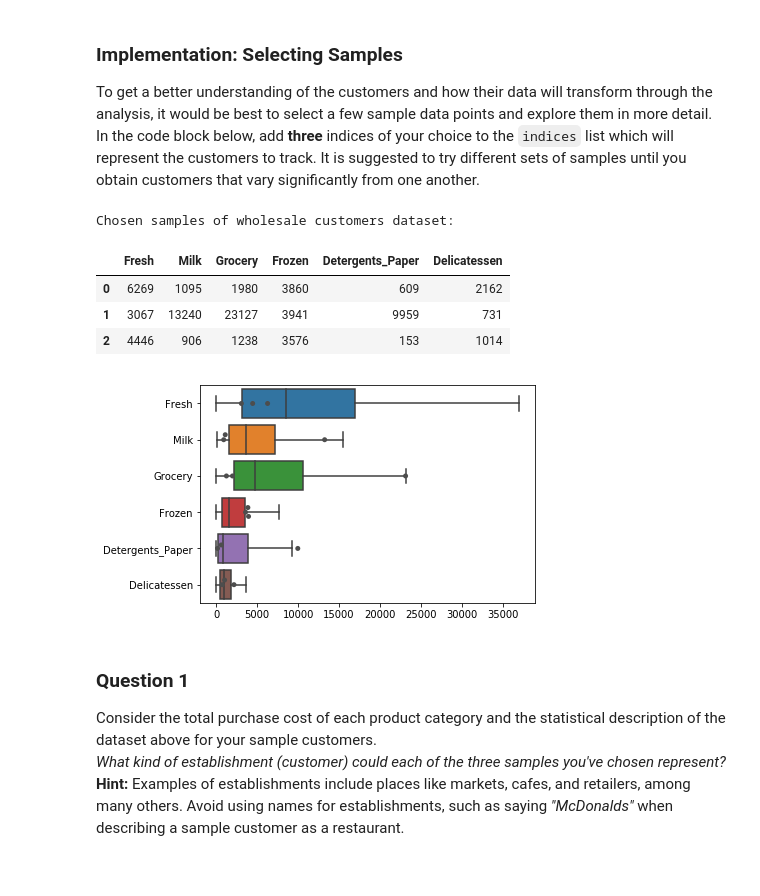
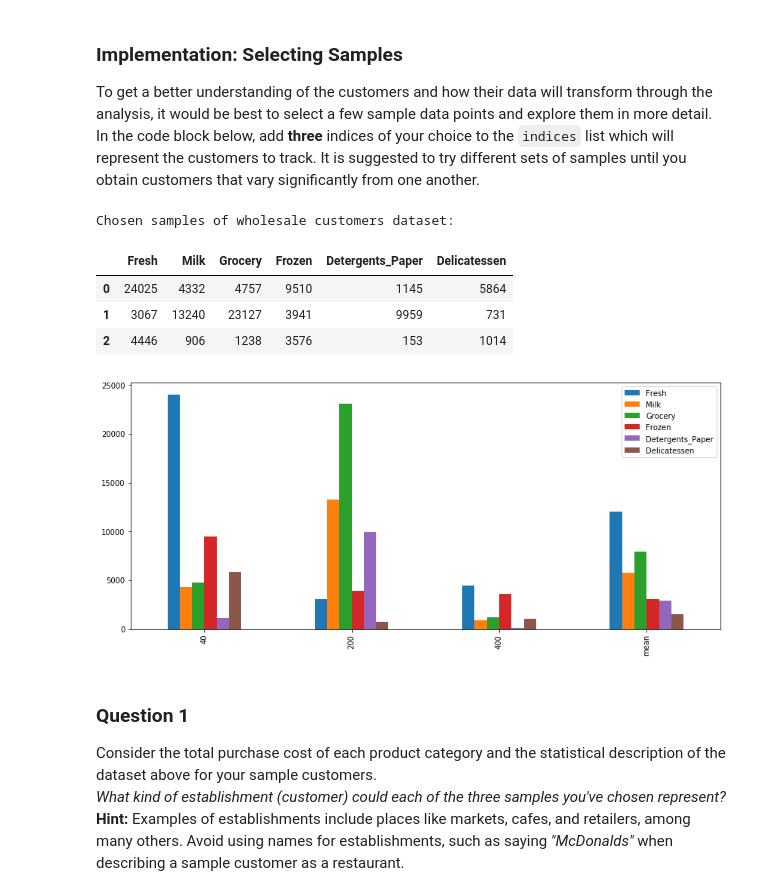
Before and after one commit to nanuckie/customer_segments, a Jupyter notebook: customer_segments.ipynb, the cells around one changed output. Cells and saved outputs as stored; diff of their text form; code cells hidden in the pictures.

```diff
--- a/customer_segments.ipynb
+++ b/customer_segments.ipynb
@@ -66,22 +66,23 @@ ax = sns.boxplot(data=data, orient="h", showfliers=False)
 To get a better understanding of the customers and how their data will transform through the analysis, it would be best to select a few sample data points and explore them in more detail. In the code block below, add **three** indices of your choice to the `indices` list which will represent the customers to track. It is suggested to try different sets of samples until you obtain customers that vary significantly from one another.
 # %%
 # TODO: Select three indices of your choice you wish to sample from the dataset
-indices = [50, 200, 400]
+indices = [40, 200, 400]
 
 # Create a DataFrame of the chosen samples
 samples = pd.DataFrame(data.loc[indices], columns = data.keys()).reset_index(drop = True)
 print "Chosen samples of wholesale customers dataset:"
 display(samples)
 
-ax = sns.boxplot(data=data, orient="h", showfliers=False)
-ax = sns.swarmplot(data=samples, orient="h", color=".3")
+samples_bar = samples.append(data.describe().loc['mean'])
+samples_bar.index = indices + ['mean']
+_ = samples_bar.plot(kind='bar', figsize=(14,6))
 # %% [output]
 Chosen samples of wholesale customers dataset:
 |  | Fresh | Milk | Grocery | Frozen | Detergents_Paper | Delicatessen |
-| 0 | 6269 | 1095 | 1980 | 3860 | 609 | 2162 |
+| 0 | 24025 | 4332 | 4757 | 9510 | 1145 | 5864 |
 | 1 | 3067 | 13240 | 23127 | 3941 | 9959 | 731 |
 | 2 | 4446 | 906 | 1238 | 3576 | 153 | 1014 |
-[figure, old version]
+[figure, new version]
 # %% [markdown]
 ### Question 1
 Consider the total purchase cost of each product category and the statistical description of the dataset above for your sample customers.
```
Also changed, not shown: parts of 27 cells of this notebook, 1 other file.
